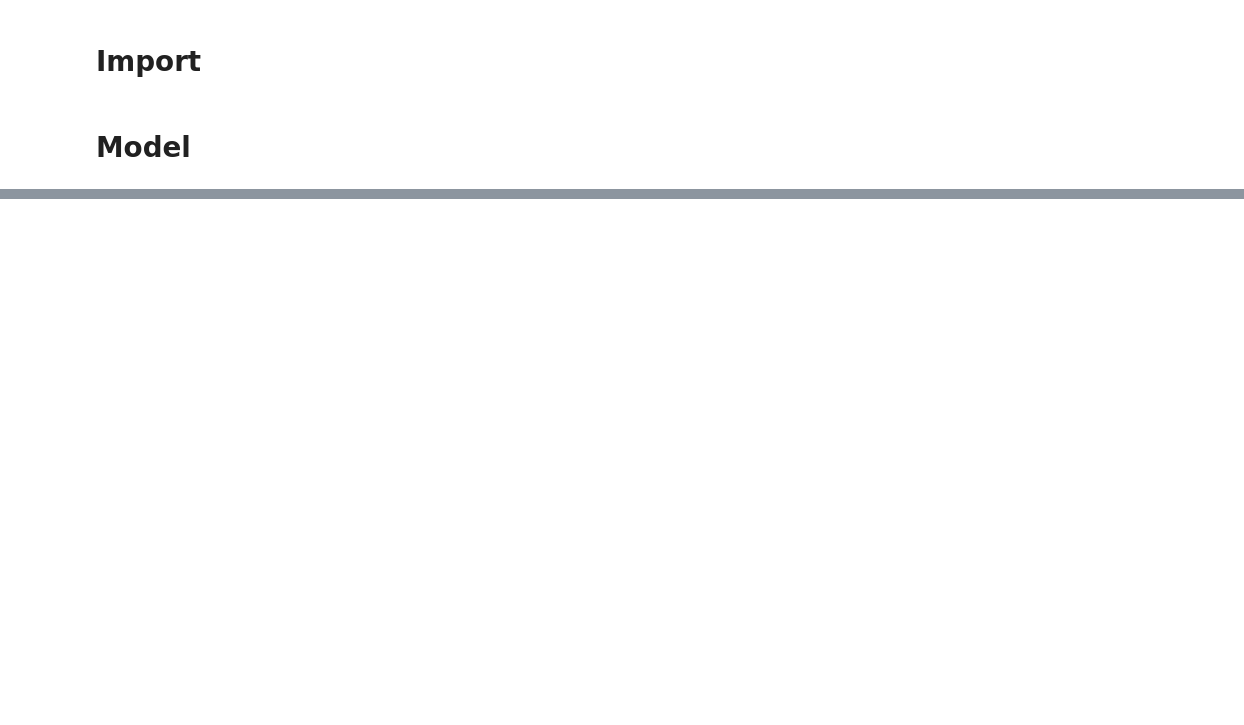
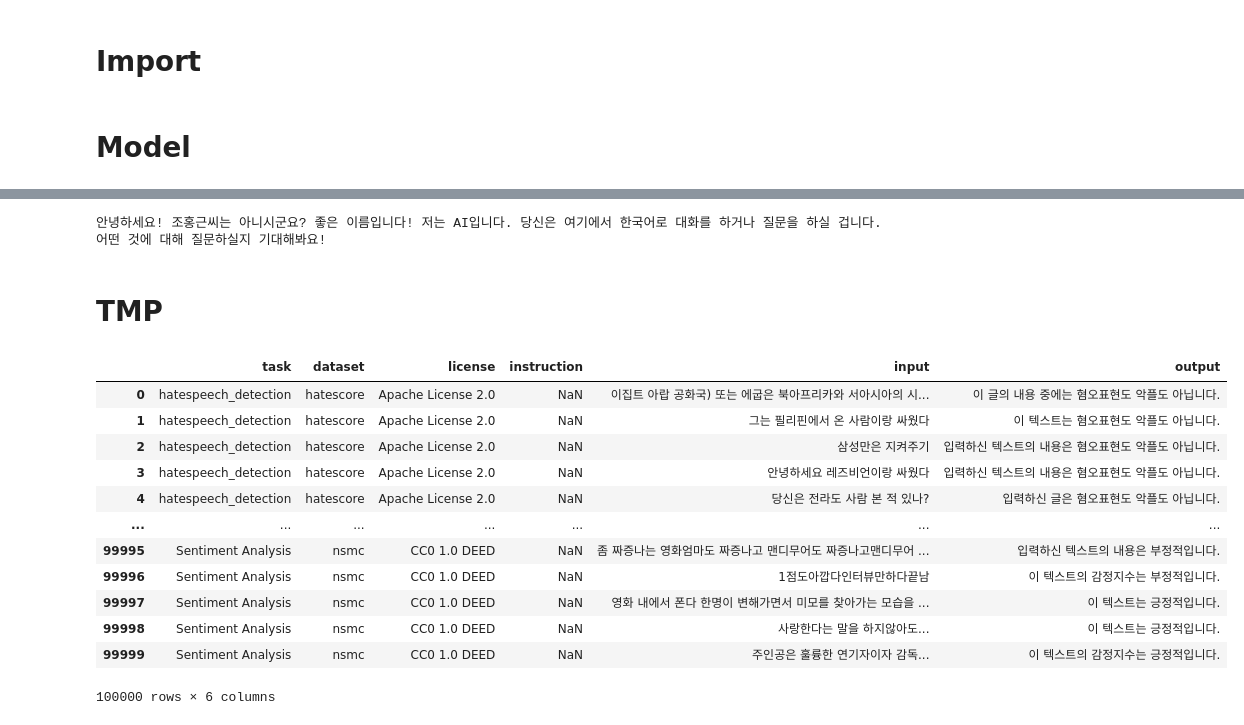
Before and after one commit to jovis-gnn/jovis-model, a Jupyter notebook: notebooks/exp_llm_finetune.ipynb, the cells around one changed output, grey strips where cells are left out. Cells and saved outputs as stored; diff of their text form; code cells hidden in the pictures; blank space fills up the shorter version.

```diff
--- a/notebooks/exp_llm_finetune.ipynb
+++ b/notebooks/exp_llm_finetune.ipynb
@@ -82,0 +82,24 @@ len(batch_)
+# %%
+print(res)
+# %% [output]
+안녕하세요! 조홍근씨는 아니시군요? 좋은 이름입니다! 저는 AI입니다. 당신은 여기에서 한국어로 대화를 하거나 질문을 하실 겁니다. 어떤 것에 대해 질문하실지 기대해봐요!
+# %% [markdown]
+# TMP
+# %%
+data = pd.read_csv("jovis_model/_db/llm/fine-tuning/kit19/KIT-19-ToolKit-100000.csv")
+# %%
+data
+# %% [output]
+|  | task | dataset | license | instruction | input | output |
+| 0 | hatespeech_detection | hatescore | Apache License 2.0 | NaN | 이집트 아랍 공화국) 또는 에굽은 북아프리카와 서아시아의 시... | 이 글의 내용 중에는 혐오표현도 악플도 아닙니다. |
+| 1 | hatespeech_detection | hatescore | Apache License 2.0 | NaN | 그는 필리핀에서 온 사람이랑 싸웠다 | 이 텍스트는 혐오표현도 악플도 아닙니다. |
+| 2 | hatespeech_detection | hatescore | Apache License 2.0 | NaN | 삼성만은 지켜주기 | 입력하신 텍스트의 내용은 혐오표현도 악플도 아닙니다. |
+| 3 | hatespeech_detection | hatescore | Apache License 2.0 | NaN | 안녕하세요 레즈비언이랑 싸웠다 | 입력하신 텍스트의 내용은 혐오표현도 악플도 아닙니다. |
+| 4 | hatespeech_detection | hatescore | Apache License 2.0 | NaN | 당신은 전라도 사람 본 적 있나? | 입력하신 글은 혐오표현도 악플도 아닙니다. |
+| ... | ... | ... | ... | ... | ... | ... |
+| 99995 | Sentiment Analysis | nsmc | CC0 1.0 DEED | NaN | 좀 짜증나는 영화엄마도 짜증나고 맨디무어도 짜증나고맨디무어 ... | 입력하신 텍스트의 내용은 부정적입니다. |
+| 99996 | Sentiment Analysis | nsmc | CC0 1.0 DEED | NaN | 1점도아깝다인터뷰만하다끝남 | 이 텍스트의 감정지수는 부정적입니다. |
+| 99997 | Sentiment Analysis | nsmc | CC0 1.0 DEED | NaN | 영화 내에서 폰다 한명이 변해가면서 미모를 찾아가는 모습을 ... | 이 텍스트는 긍정적입니다. |
+| 99998 | Sentiment Analysis | nsmc | CC0 1.0 DEED | NaN | 사랑한다는 말을 하지않아도... | 이 텍스트는 긍정적입니다. |
+| 99999 | Sentiment Analysis | nsmc | CC0 1.0 DEED | NaN | 주인공은 훌륭한 연기자이자 감독... | 이 텍스트의 감정지수는 긍정적입니다. |
+100000 rows × 6 columns
```
Also changed, not shown: parts of 17 cells of this notebook, 8 other files.
